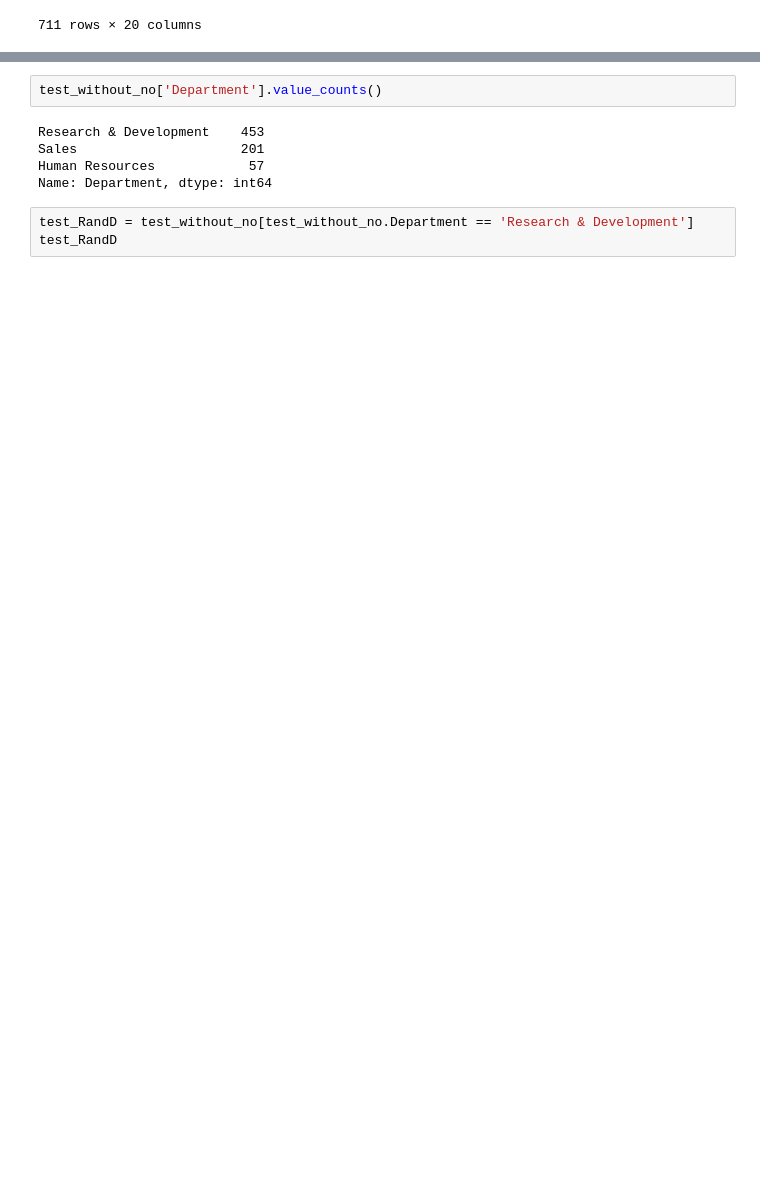
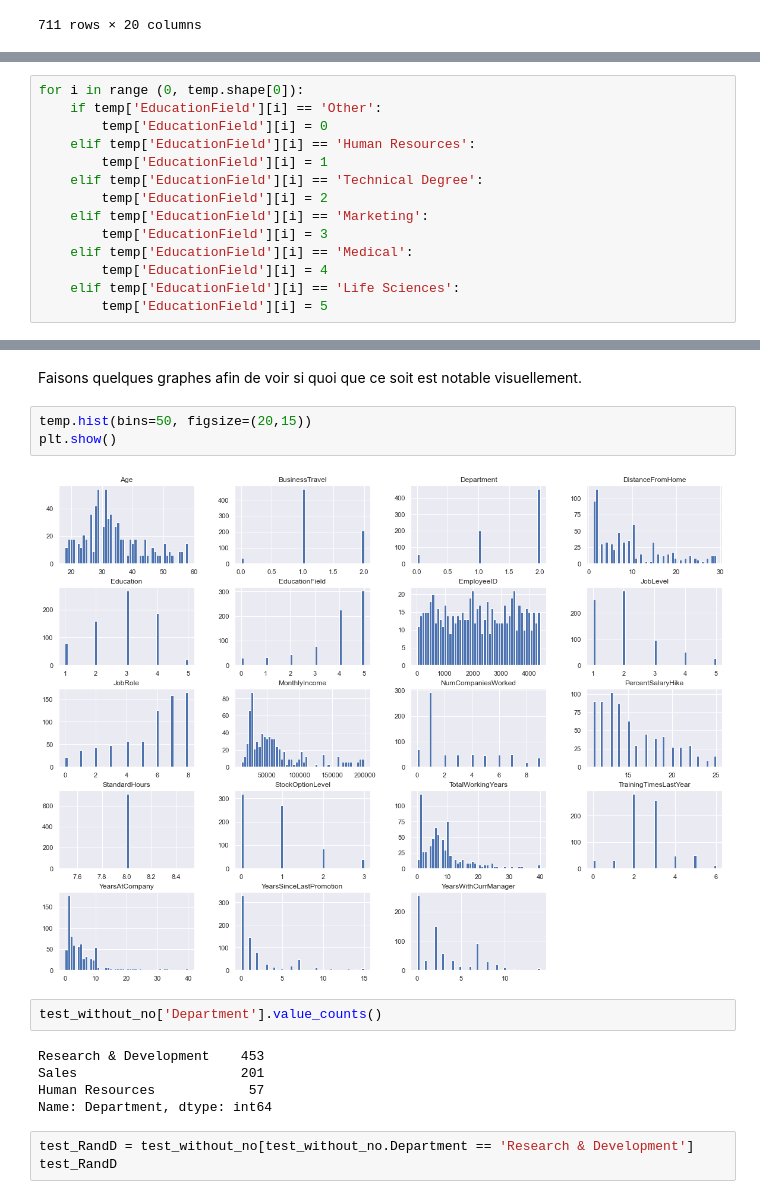
Before and after one commit to doublegui2/projet-ia, a Jupyter notebook: notebook.ipynb, the cells around one changed output, grey strips where cells are left out. Cells and saved outputs as stored; diff of their text form; blank space fills up the shorter version.

```diff
--- a/notebook.ipynb
+++ b/notebook.ipynb
@@ -152,0 +242,14 @@ test_without_no
+# %%
+for i in range (0, temp.shape[0]):
+    if temp['EducationField'][i] == 'Other':
+        temp['EducationField'][i] = 0
+    elif temp['EducationField'][i] == 'Human Resources':
+        temp['EducationField'][i] = 1
+    elif temp['EducationField'][i] == 'Technical Degree':
+        temp['EducationField'][i] = 2
+    elif temp['EducationField'][i] == 'Marketing':
+        temp['EducationField'][i] = 3
+    elif temp['EducationField'][i] == 'Medical':
+        temp['EducationField'][i] = 4
+    elif temp['EducationField'][i] == 'Life Sciences':
+        temp['EducationField'][i] = 5
@@ -153,3 +333,10 @@ test_without_no
+# %% [markdown]
+Faisons quelques graphes afin de voir si quoi que ce soit est notable visuellement.
+# %%
+temp.hist(bins=50, figsize=(20,15))
+plt.show()
+# %% [output]
+[figure, added]
 # %%
 test_without_no['Department'].value_counts()
 # %% [output]
```
Also changed, not shown: parts of 18 cells of this notebook.
